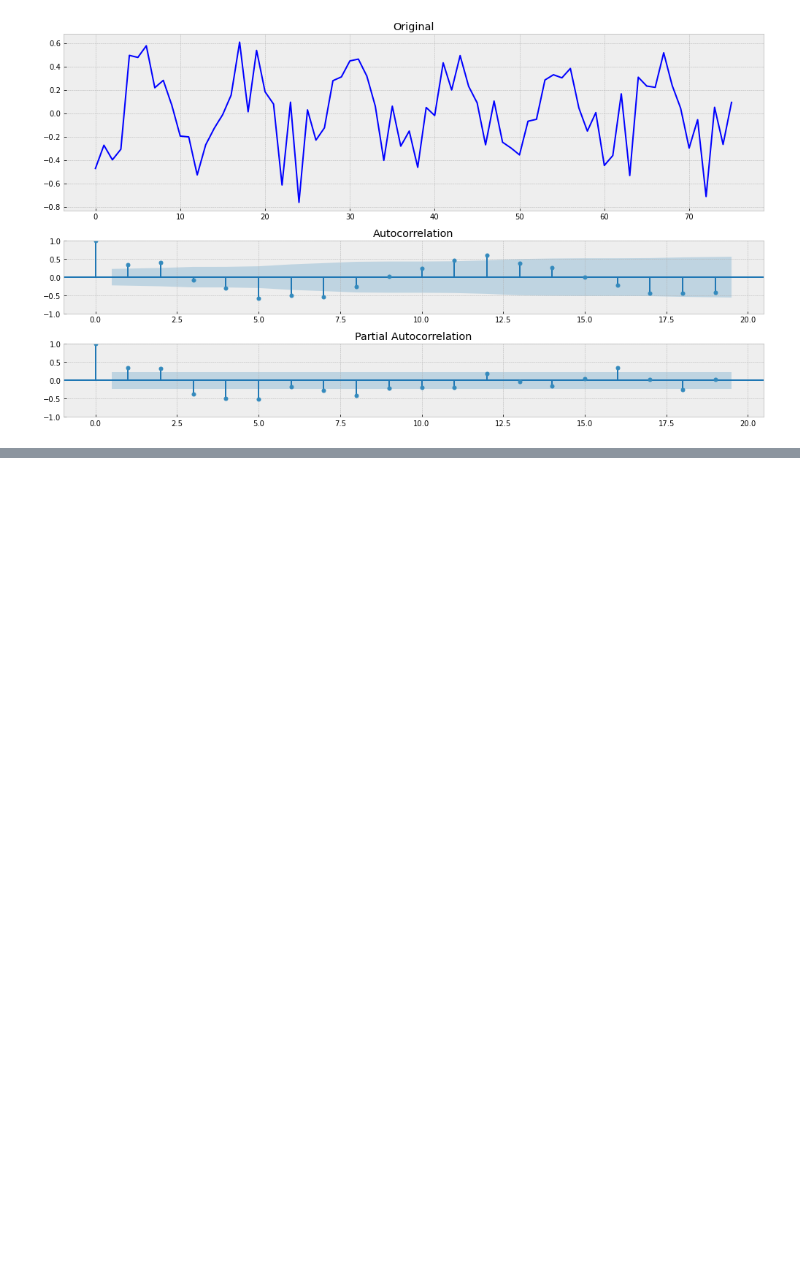
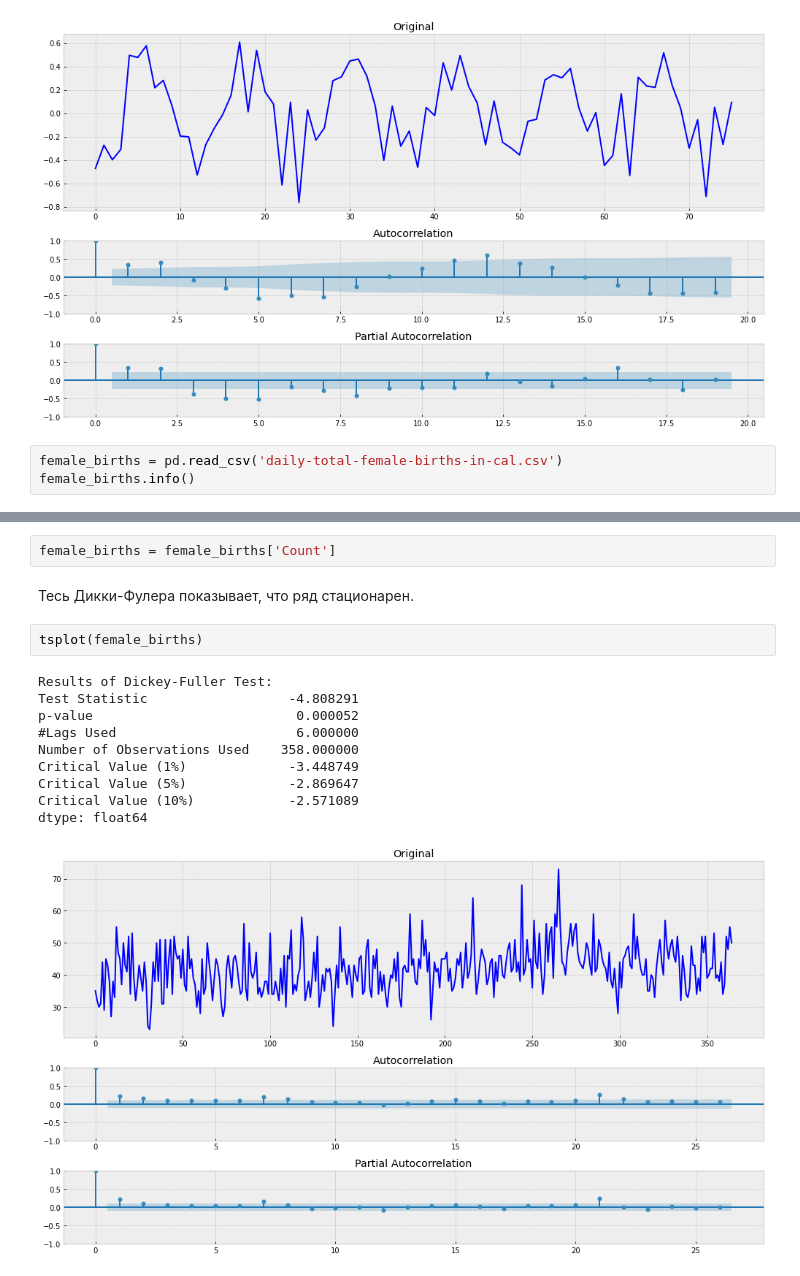
Before and after one commit to orlovevgeny88/time-series, a Jupyter notebook: Знакомство с временными рядами дз.ipynb, the cells around one changed output, grey strips where cells are left out. Cells and saved outputs as stored; diff of their text form; blank space fills up the shorter version.

```diff
--- a/Знакомство с временными рядами дз.ipynb
+++ b/Знакомство с временными рядами дз.ipynb
@@ -259,3 +259,6 @@ Critical Value (5%)            -2.907887
 Critical Value (10%)           -2.591493
 dtype: float64
 [figure]
+# %%
+female_births = pd.read_csv('daily-total-female-births-in-cal.csv')
+female_births.info()
@@ -261,0 +275,17 @@ dtype: float64
+# %%
+female_births = female_births['Count']
+# %% [markdown]
+Тесь Дикки-Фулера показывает, что ряд стационарен.
+# %%
+tsplot(female_births)
+# %% [output]
+Results of Dickey-Fuller Test:
+Test Statistic                  -4.808291
+p-value                          0.000052
+#Lags Used                       6.000000
+Number of Observations Used    358.000000
+Critical Value (1%)             -3.448749
+Critical Value (5%)             -2.869647
+Critical Value (10%)            -2.571089
+dtype: float64
+[figure, added]
```
Also changed, not shown: parts of 20 cells of this notebook, 3 other files.
